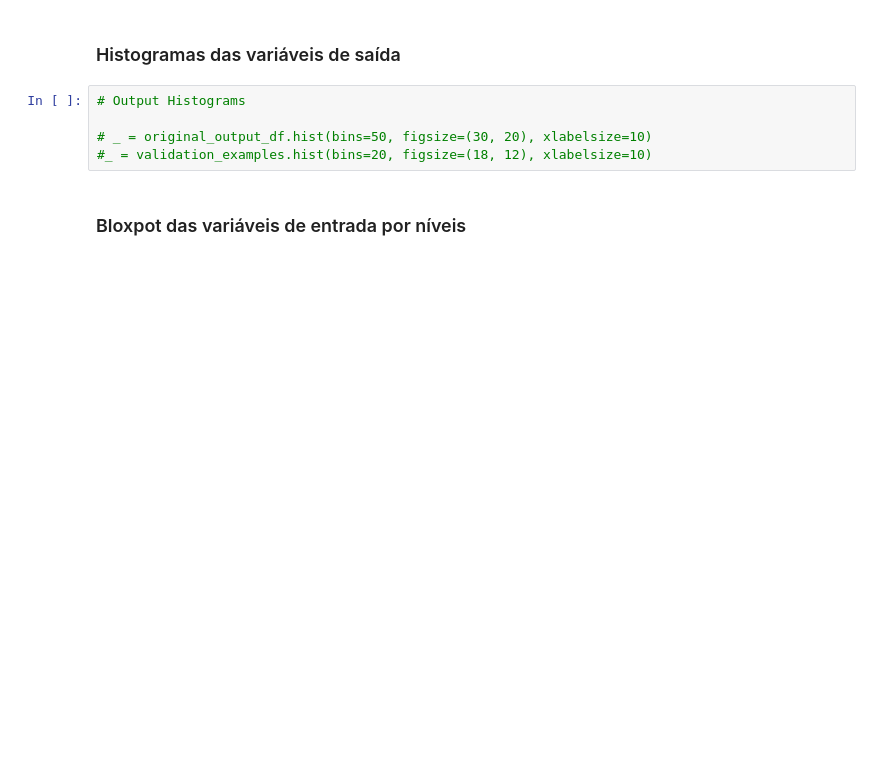
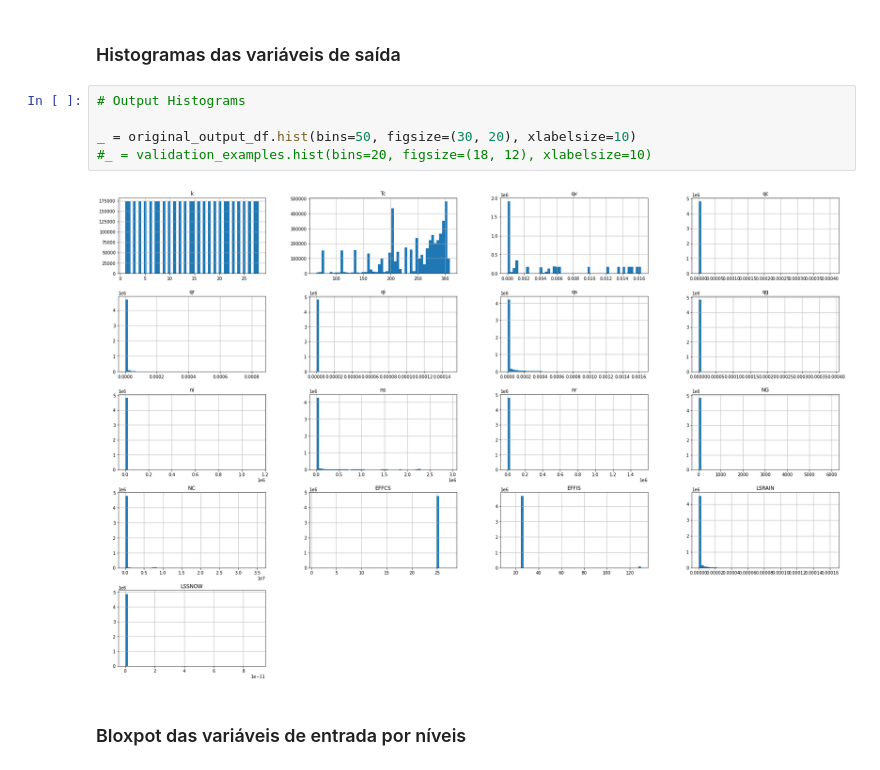
Before and after one commit to deniseiras/BAM1D-Microphysics-Emulation, a Jupyter notebook: BAM1D_Physics_Emulation.ipynb, the cells around one changed output. Drawn from its saved outputs; the diff is of its cells as text; blank space fills up the shorter version.

```diff
--- a/BAM1D_Physics_Emulation.ipynb
+++ b/BAM1D_Physics_Emulation.ipynb
@@ -286,7 +287,9 @@ Input Last timestep:
 # %%
 # Output Histograms
 
-# _ = original_output_df.hist(bins=50, figsize=(30, 20), xlabelsize=10)
+_ = original_output_df.hist(bins=50, figsize=(30, 20), xlabelsize=10)
 #_ = validation_examples.hist(bins=20, figsize=(18, 12), xlabelsize=10)
+# %% [output]
+[figure, added]
 # %% [markdown]
 ### Bloxpot das variáveis de entrada por níveis
```
Also changed, not shown: parts of 67 cells of this notebook.
